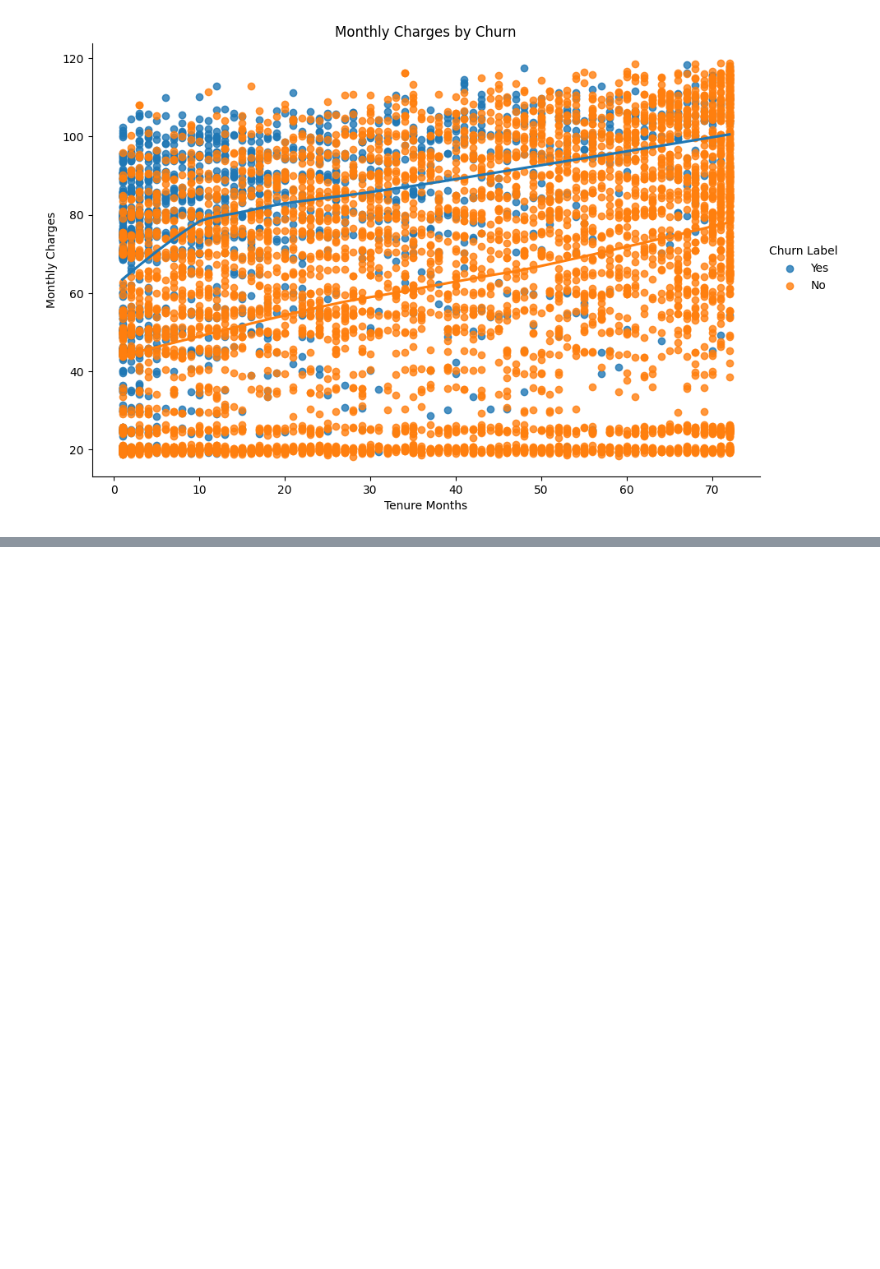
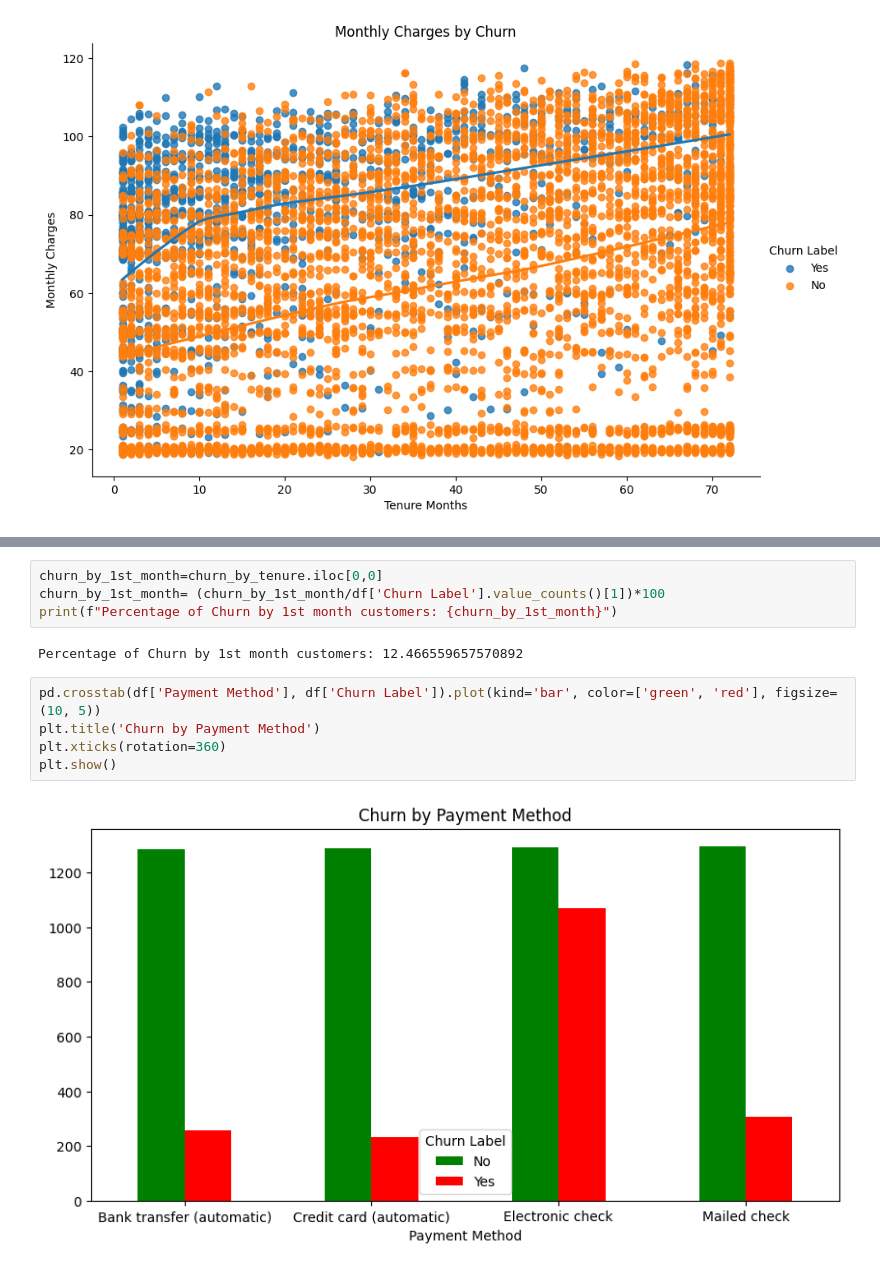
Before and after one commit to Zia-Ul-Hasan/Churn-Prediction-IBM-telco, a Jupyter notebook: EDA_Churn.ipynb, the cells around one changed output, grey strips where cells are left out. Cells and saved outputs as stored; diff of their text form; blank space fills up the shorter version.

```diff
--- a/EDA_Churn.ipynb
+++ b/EDA_Churn.ipynb
@@ -129,0 +216,13 @@ plt.show()
+# %%
+churn_by_1st_month=churn_by_tenure.iloc[0,0]
+churn_by_1st_month= (churn_by_1st_month/df['Churn Label'].value_counts()[1])*100
+print(f"Percentage of Churn by 1st month customers: {churn_by_1st_month}")
+# %% [output]
+Percentage of Churn by 1st month customers: 12.466559657570892
+# %%
+pd.crosstab(df['Payment Method'], df['Churn Label']).plot(kind='bar', color=['green', 'red'], figsize=(10, 5))
+plt.title('Churn by Payment Method')
+plt.xticks(rotation=360)
+plt.show()
+# %% [output]
+[figure, added]
```
Also changed, not shown: parts of 8 cells of this notebook.
